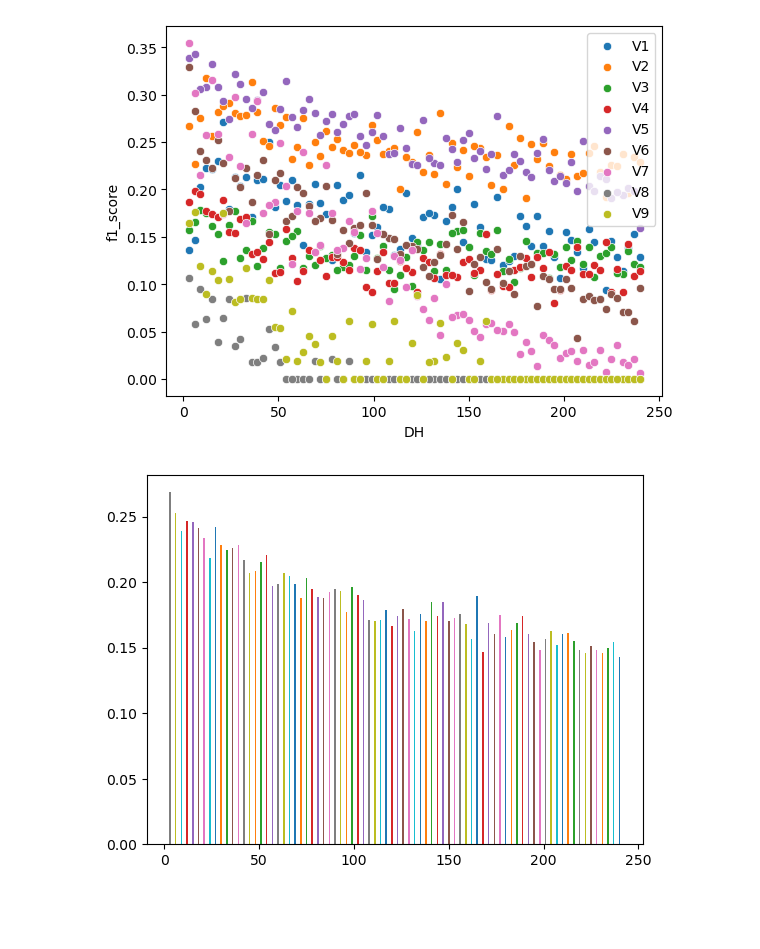
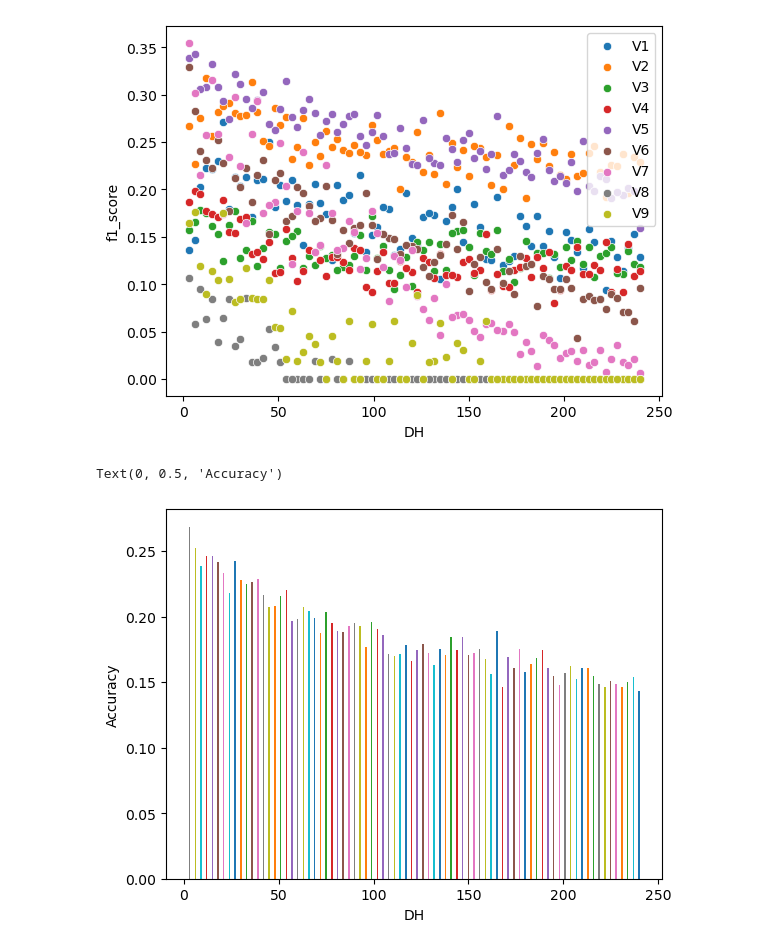
Before and after one commit to Abel3005/TSI, a Jupyter notebook: Data Analysis(2).ipynb, the cells around one changed output. Drawn from its saved outputs; the diff is of its cells as text; code cells hidden in the pictures; blank space fills up the shorter version.

```diff
--- a/Data Analysis(2).ipynb
+++ b/Data Analysis(2).ipynb
@@ -151,11 +151,14 @@ Text(0, 0.5, 'f1_score')
 # %%
 from sklearn.metrics import accuracy_score
 
 # 강수 데이터에 대해서 강수 클래스에 대한 확률을 확인했을 때
 rainfall_train = train_df[train_df["rainfall_train.class_interval"] != 0]
 for dh in rainfall_train["rainfall_train.dh"].unique():
     tmp_df = rainfall_train[rainfall_train["rainfall_train.dh"] == dh]
     # max(v1-9)
     plt.bar(x=dh,height=accuracy_score(tmp_df[["rainfall_train.v0{}".format(i) for i in range(1,10)]].apply(lambda x: x.argmax()+1,axis=1),tmp_df["rainfall_train.class_interval"]))
+plt.xlabel("DH")
+plt.ylabel("Accuracy")
 # %% [output]
+Text(0, 0.5, 'Accuracy')
-[figure, old version]
+[figure, new version]
```
Also changed, not shown: 2 other files.
